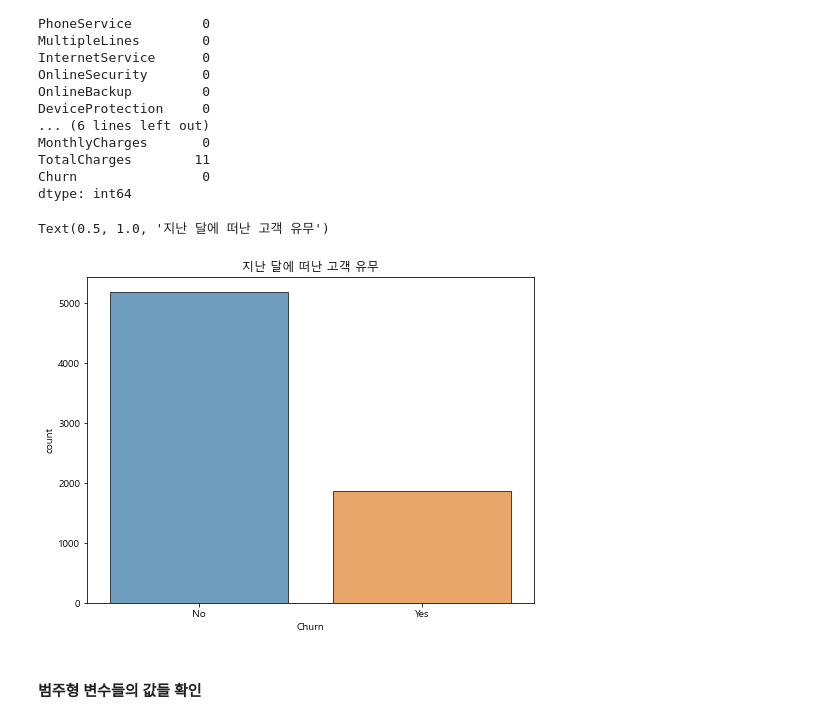
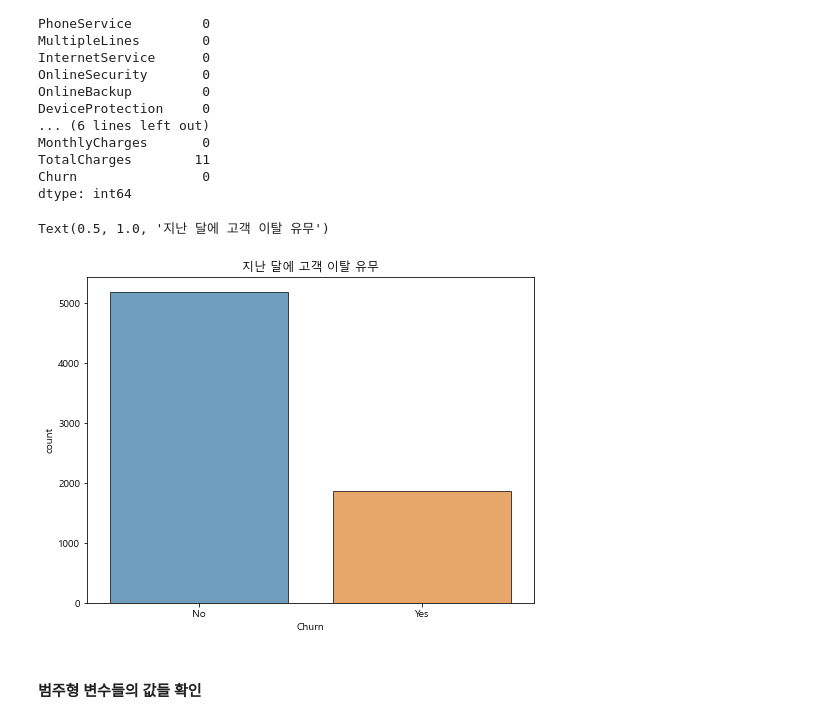
Before and after one commit to parkseonga/Kaggle_EDA, a Jupyter notebook: Practical training/Telco Customer.ipynb, the cells around one changed output. Cells and saved outputs as stored; diff of their text form; code cells hidden in the pictures.

```diff
--- a/Practical training/Telco Customer.ipynb
+++ b/Practical training/Telco Customer.ipynb
@@ -24,7 +36,7 @@ warnings.filterwarnings("ignore")
 # %% [markdown]
 #### 데이터 불러오기
 # %%
-df = pd.read_csv("data/WA_Fn-UseC_-Telco-Customer-Churn.csv")
+df = pd.read_csv("../../data/WA_Fn-UseC_-Telco-Customer-Churn.csv")
 df.shape
 # %% [output]
 (7043, 21)
@@ -88,6 +108,8 @@ df.describe()
 | 50% | 0.000000 | 29.000000 | 70.350000 | 1397.475000 |
 | 75% | 0.000000 | 55.000000 | 89.850000 | 3794.737500 |
 | max | 1.000000 | 72.000000 | 118.750000 | 8684.800000 |
+# %%
+df['SeniorCitizen'] = df['SeniorCitizen'].astype("object")
 # %% [markdown]
 #### 결측치 확인하기
 # %%
@@ -123,10 +145,10 @@ dtype: int64
 # %%
 plt.figure(figsize = (8,6))
 sns.countplot(df["Churn"], edgecolor="black",alpha=0.7)  # alpha를 이용하여 색 조정
-plt.title("지난 달에 떠난 고객 유무")
+plt.title("지난 달에 고객 이탈 유무")
 # %% [output]
-Text(0.5, 1.0, '지난 달에 떠난 고객 유무')
+Text(0.5, 1.0, '지난 달에 고객 이탈 유무')
-[figure, old version]
+[figure, new version]
 # %%
 df = df.drop("customerID",axis = 1)
 # %% [markdown]
```
Also changed, not shown: parts of 29 cells of this notebook.
